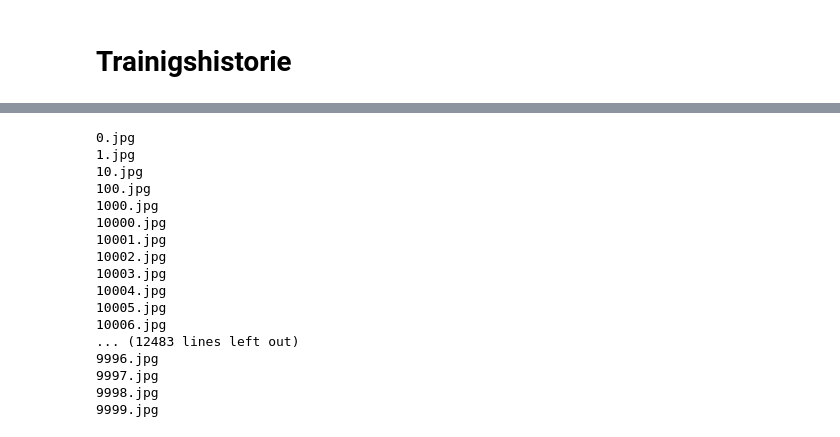
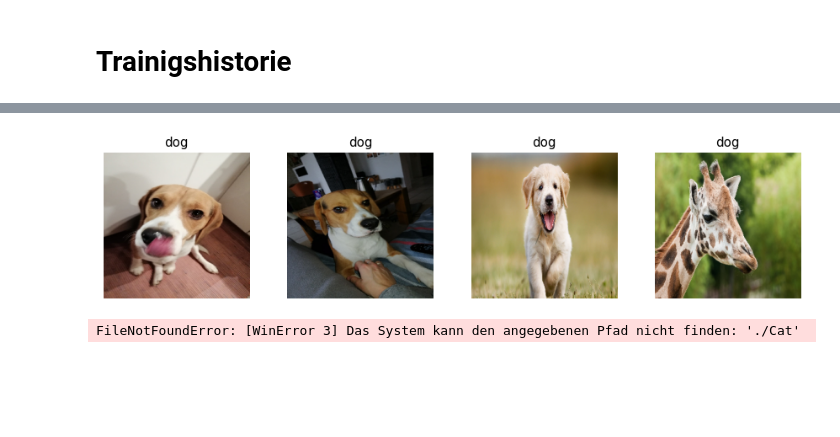
Before and after one commit to NicolaHorst/Cats_vs_Dogs_nn, a Jupyter notebook: src/Cats_vs_Dogs_nn.ipynb, the cells around one changed output, grey strips where cells are left out. Cells and saved outputs as stored; diff of their text form; code cells hidden in the pictures; blank space fills up the shorter version.

Commit message:
finished the prepreation for the upload of images

```diff
--- a/src/Cats_vs_Dogs_nn.ipynb
+++ b/src/Cats_vs_Dogs_nn.ipynb
@@ -292,0 +293,12 @@ dict_keys(['loss', 'acc', 'val_loss', 'val_acc'])
+# %%
+os.chdir(r'C:\Users\nic-e\OneDrive\DHBW\Software-Engineering-AI-Presentation\Validation_Dataset')
+
+img_generator = ImageDataGenerator(
+    rescale = 1/255.
+)
+generator = img_generator.flow_from_directory(
+        os.getcwd(),
+        target_size=(256, 256),
+        color_mode="rgb",
+        class_mode=None,  # only data, no labels
+        shuffle=False)  # keep data in same order as labels
@@ -292,0 +307,4 @@ dict_keys(['loss', 'acc', 'val_loss', 'val_acc'])
+# %%
+amount_images = len(os.listdir(r'Dataset'))
+predictions = model.predict_generator(generator, 2)
+for prediciton in predictions: print(prediciton)
@@ -293,3 +317,15 @@ dict_keys(['loss', 'acc', 'val_loss', 'val_acc'])
+# %%
+imgs = generator[0]
+ncols, nrows = 4,8 # set according to the amount of pictures
+fig = plt.figure( figsize=(ncols*3, nrows*3), dpi=90)
+for i, prediction in enumerate(predictions):
+    plt.subplot(nrows, ncols, i+1)
+    plt.imshow(imgs[i])
+    categ = 'dog' if prediction[0]>0.5 else 'cat'
+    plt.title( f'{categ}')
+    plt.axis('off')
+# %% [output]
+[figure, added]
 # %%
 
 from PIL import Image
@@ -299,20 +335,4 @@ for i in dir:
   m.load()
   print(i)
 # %% [output]
-0.jpg
-1.jpg
-10.jpg
-100.jpg
-1000.jpg
-10000.jpg
-10001.jpg
-10002.jpg
-10003.jpg
-10004.jpg
-10005.jpg
-10006.jpg
-... (12483 lines left out)
-9996.jpg
-9997.jpg
-9998.jpg
-9999.jpg
+FileNotFoundError: [WinError 3] Das System kann den angegebenen Pfad nicht finden: './Cat'
```
Also changed, not shown: parts of 9 cells of this notebook, 1 other file.
